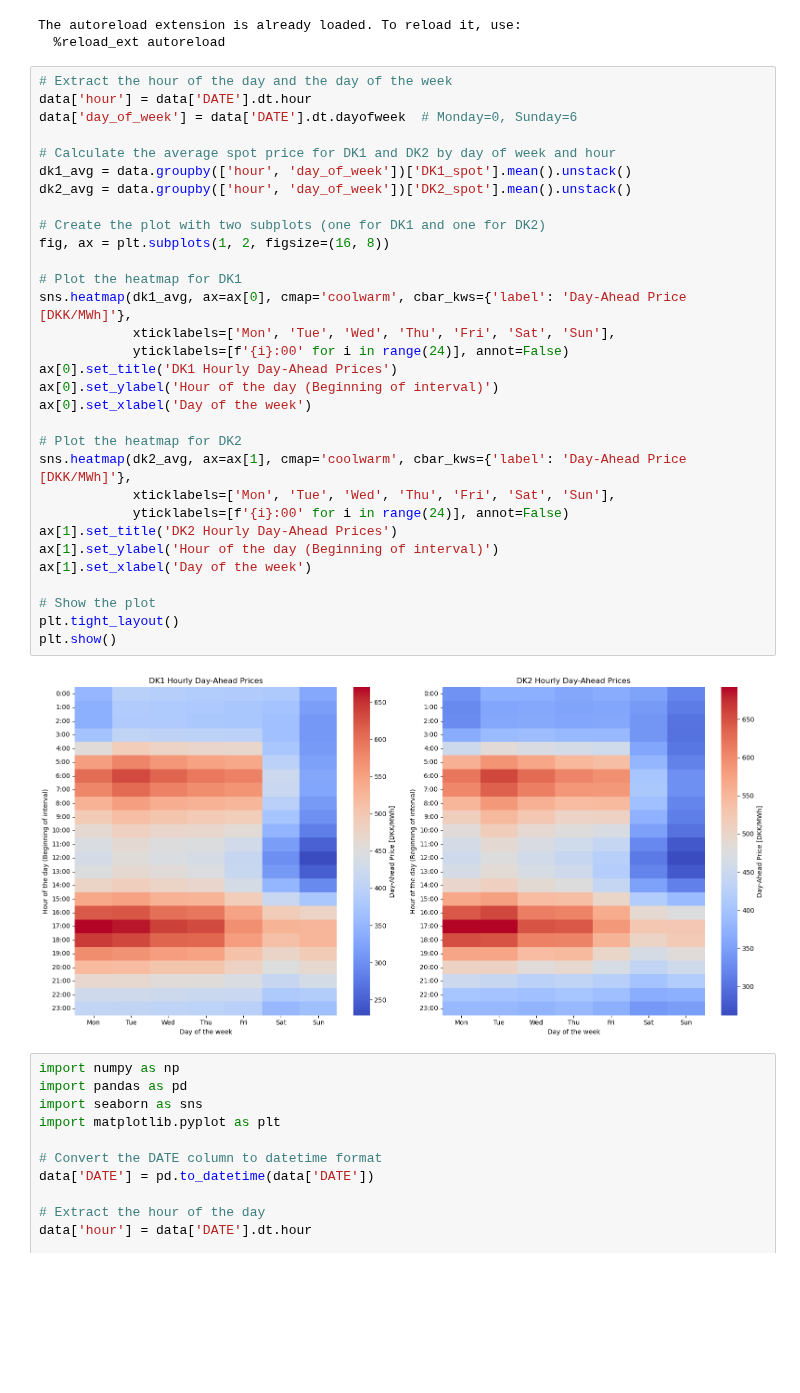
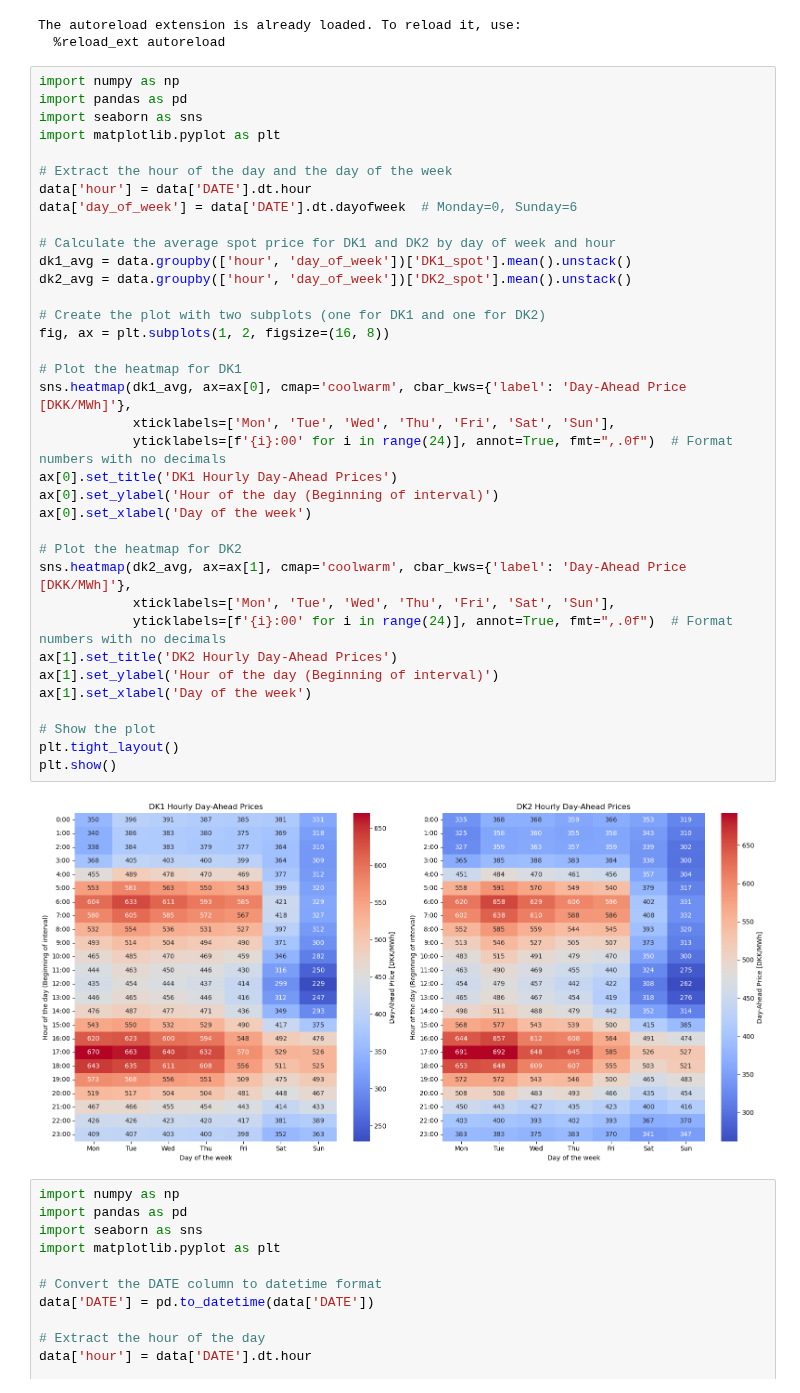
Before and after one commit to peterravn/Seminar-Adv-Finance, a Jupyter notebook: 3.1 Data Analysis/Data Analysis (v02JHK).ipynb, the cells around one changed output. Drawn from its saved outputs; the diff is of its cells as text; blank space fills up the shorter version.

```diff
--- a/3.1 Data Analysis/Data Analysis (v02JHK).ipynb
+++ b/3.1 Data Analysis/Data Analysis (v02JHK).ipynb
@@ -19,38 +19,43 @@ data = pd.read_csv('../Data/non_nan_data.csv')
 The autoreload extension is already loaded. To reload it, use:
   %reload_ext autoreload
 # %%
+import numpy as np
+import pandas as pd
+import seaborn as sns
+import matplotlib.pyplot as plt
+
 # Extract the hour of the day and the day of the week
 data['hour'] = data['DATE'].dt.hour
 data['day_of_week'] = data['DATE'].dt.dayofweek  # Monday=0, Sunday=6
 
 # Calculate the average spot price for DK1 and DK2 by day of week and hour
 dk1_avg = data.groupby(['hour', 'day_of_week'])['DK1_spot'].mean().unstack()
 dk2_avg = data.groupby(['hour', 'day_of_week'])['DK2_spot'].mean().unstack()
 
 # Create the plot with two subplots (one for DK1 and one for DK2)
 fig, ax = plt.subplots(1, 2, figsize=(16, 8))
 
 # Plot the heatmap for DK1
 sns.heatmap(dk1_avg, ax=ax[0], cmap='coolwarm', cbar_kws={'label': 'Day-Ahead Price [DKK/MWh]'},
             xticklabels=['Mon', 'Tue', 'Wed', 'Thu', 'Fri', 'Sat', 'Sun'],
-            yticklabels=[f'{i}:00' for i in range(24)], annot=False)
+            yticklabels=[f'{i}:00' for i in range(24)], annot=True, fmt=",.0f")  # Format numbers with no decimals
 ax[0].set_title('DK1 Hourly Day-Ahead Prices')
 ax[0].set_ylabel('Hour of the day (Beginning of interval)')
 ax[0].set_xlabel('Day of the week')
 
 # Plot the heatmap for DK2
 sns.heatmap(dk2_avg, ax=ax[1], cmap='coolwarm', cbar_kws={'label': 'Day-Ahead Price [DKK/MWh]'},
             xticklabels=['Mon', 'Tue', 'Wed', 'Thu', 'Fri', 'Sat', 'Sun'],
-            yticklabels=[f'{i}:00' for i in range(24)], annot=False)
+            yticklabels=[f'{i}:00' for i in range(24)], annot=True, fmt=",.0f")  # Format numbers with no decimals
 ax[1].set_title('DK2 Hourly Day-Ahead Prices')
 ax[1].set_ylabel('Hour of the day (Beginning of interval)')
 ax[1].set_xlabel('Day of the week')
 
 # Show the plot
 plt.tight_layout()
 plt.show()
 # %% [output]
-[figure, old version]
+[figure, new version]
 # %%
 import numpy as np
 import pandas as pd
```
Also changed, not shown: 1 other file.
